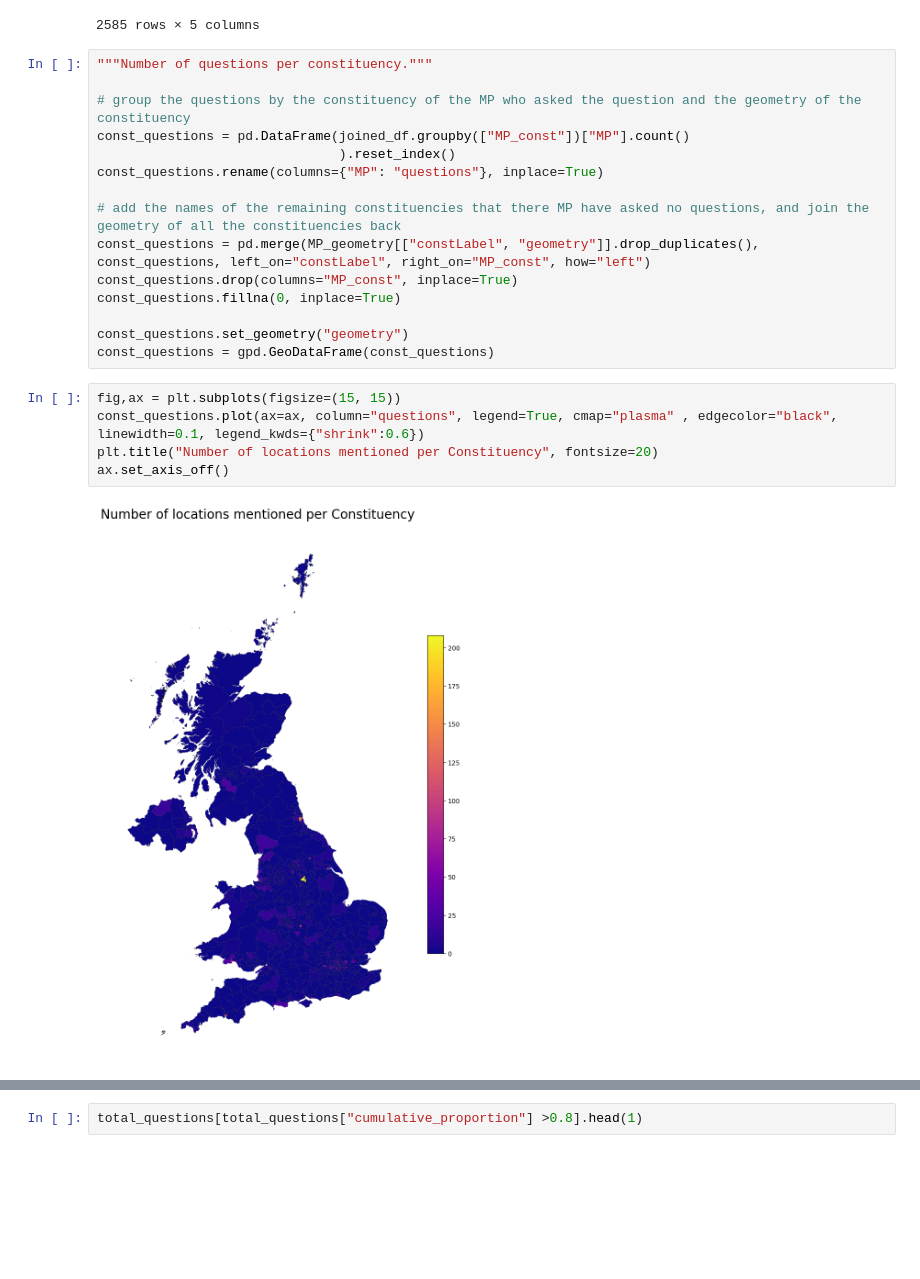
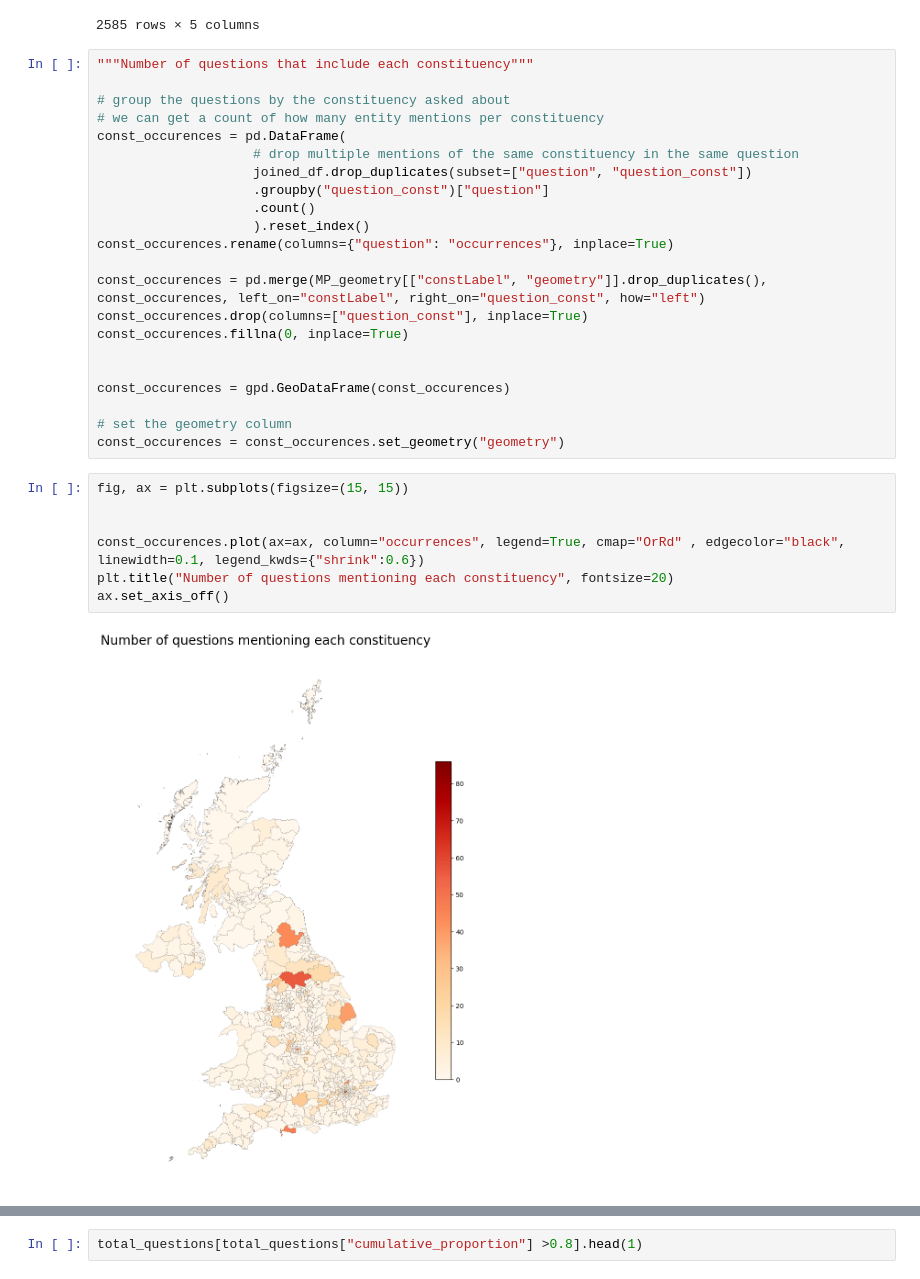
Before and after one commit to zapper-95/MP-Written-Question-Analysis, a Jupyter notebook: notebooks/4. const_visualisations.ipynb, the cells around one changed output, grey strips where cells are left out. Cells and saved outputs as stored; diff of their text form; blank space fills up the shorter version.

Commit message:
Checked back through notebooks for errors

```diff
--- a/notebooks/4. const_visualisations.ipynb
+++ b/notebooks/4. const_visualisations.ipynb
@@ -169,24 +55,33 @@ joined_df
 | 2584 | https://id.parliament.uk/Py4BvdeG | Cities of London and Westminster | Emily Thornberry | Islington South and Finsbury | POLYGON ((529818.713 184985.372, ... |
 2585 rows × 5 columns
 # %%
-"""Number of questions per constituency."""
+"""Number of questions that include each constituency"""
 
-# group the questions by the constituency of the MP who asked the question and the geometry of the constituency
-const_questions = pd.DataFrame(joined_df.groupby(["MP_const"])["MP"].count()
-                               ).reset_index()
-const_questions.rename(columns={"MP": "questions"}, inplace=True)
+# group the questions by the constituency asked about
+# we can get a count of how many entity mentions per constituency
+const_occurences = pd.DataFrame(
+                    # drop multiple mentions of the same constituency in the same question
+                    joined_df.drop_duplicates(subset=["question", "question_const"])
+                    .groupby("question_const")["question"]
+                    .count()
+                    ).reset_index()
+const_occurences.rename(columns={"question": "occurrences"}, inplace=True)
 
-# add the names of the remaining constituencies that there MP have asked no questions, and join the geometry of all the constituencies back
-const_questions = pd.merge(MP_geometry[["constLabel", "geometry"]].drop_duplicates(), const_questions, left_on="constLabel", right_on="MP_const", how="left")
-const_questions.drop(columns="MP_const", inplace=True)
-const_questions.fillna(0, inplace=True)
+const_occurences = pd.merge(MP_geometry[["constLabel", "geometry"]].drop_duplicates(), const_occurences, left_on="constLabel", right_on="question_const", how="left")
+const_occurences.drop(columns=["question_const"], inplace=True)
+const_occurences.fillna(0, inplace=True)
 
-const_questions.set_geometry("geometry")
-const_questions = gpd.GeoDataFrame(const_questions)
+
+const_occurences = gpd.GeoDataFrame(const_occurences)
+
+# set the geometry column
+const_occurences = const_occurences.set_geometry("geometry")
 # %%
-fig,ax = plt.subplots(figsize=(15, 15))
-const_questions.plot(ax=ax, column="questions", legend=True, cmap="plasma" , edgecolor="black", linewidth=0.1, legend_kwds={"shrink":0.6})
-plt.title("Number of locations mentioned per Constituency", fontsize=20)
+fig, ax = plt.subplots(figsize=(15, 15))
+
+
+const_occurences.plot(ax=ax, column="occurrences", legend=True, cmap="OrRd" , edgecolor="black", linewidth=0.1, legend_kwds={"shrink":0.6})
+plt.title("Number of questions mentioning each constituency", fontsize=20)
 ax.set_axis_off()
 # %% [output]
-[figure, old version]
+[figure, new version]
```
Also changed, not shown: parts of 32 cells of this notebook, 3 other files.
